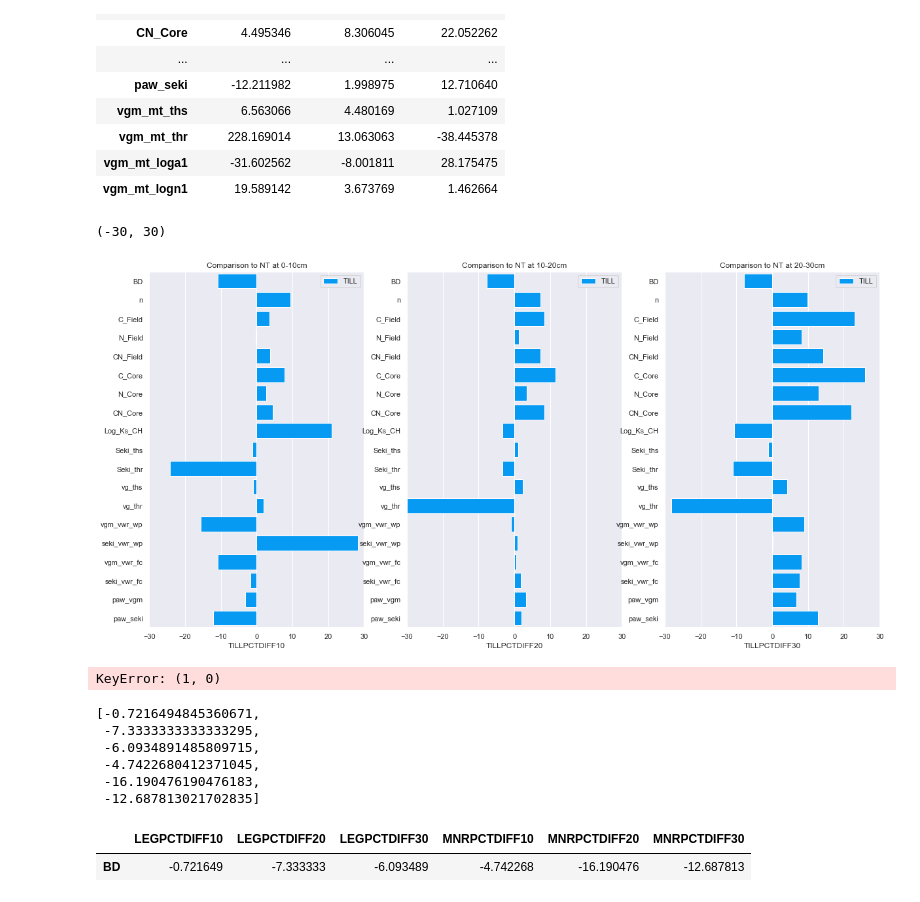
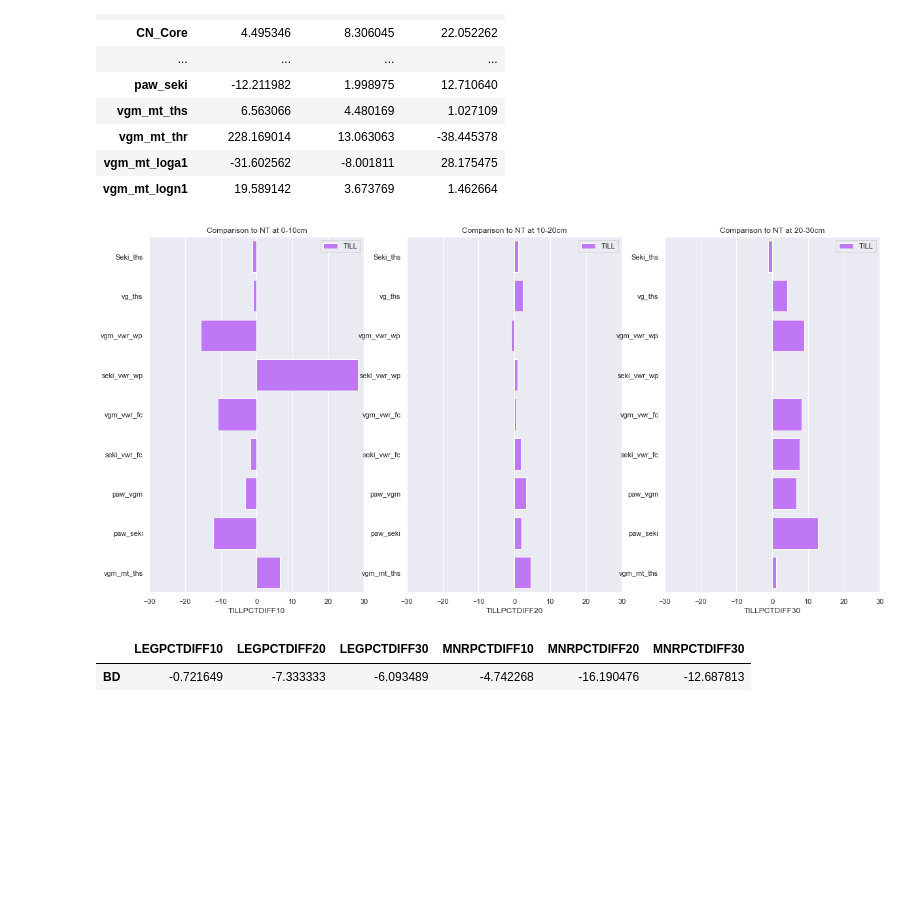
Before and after one commit to alfah13/Thesis_Data_Analysis, a Jupyter notebook: RI_Thesis_CN.ipynb, the cells around one changed output. Saved outputs shown, nothing was run; the diff lists cells and outputs as text; code cells hidden in the pictures; blank space fills up the shorter version.

```diff
--- a/RI_Thesis_CN.ipynb
+++ b/RI_Thesis_CN.ipynb
@@ -23,4 +26,4 @@ cd C:\Users\Alfahham\Desktop\pythonproj\PCA
 C:\Users\Alfahham\Desktop\pythonproj\PCA
 # %%
 pwdindex_col = 'True'
-df = pd.read_csv('Consolidated_Data_AA.csv', index_col = 'SampleID')
+df = pd.read_csv('SHC_CONS_060519AA.csv', index_col ='ID')
@@ -80,0 +44,18 @@ nitrogen = sns.boxplot(x=df.Depth, y=df.N_Field, hue = df.Treatment, palette="Se
+# %%
+#SETTING MY OWN COLOR PALLETE HERE
+#THIS WILL BE USED THROUGOUT THIS DOCUMENT
+#**TREATMENT**
+treatmentpallete = [sns.xkcd_rgb['darkish red'], sns.xkcd_rgb['apple green'],sns.xkcd_rgb['azure'] ]
+sns.set_palette(treatmentpallete)
+sns.palplot(sns.color_palette())
+
+#**TRTL**
+trtlpallete = [sns.xkcd_rgb['darkish red'], sns.xkcd_rgb['reddish'], sns.xkcd_rgb['apple green'],
+               sns.xkcd_rgb['lighter green'], sns.xkcd_rgb['azure'], sns.xkcd_rgb['lightblue']]
+sns.set_palette(trtlpallete)
+sns.palplot(sns.color_palette())
+
+#**TILLAGE**
+tillagepallete = [sns.xkcd_rgb['purple'], sns.xkcd_rgb['light purple']]
+sns.set_palette(tillagepallete)
+sns.palplot(sns.color_palette())
@@ -341,58 +548,34 @@ df_till
 | vgm_mt_loga1 | -31.602562 | -8.001811 | 28.175475 |
 | vgm_mt_logn1 | 19.589142 | 3.673769 | 1.462664 |
 # %%
-cols_to_plot = ['BD', 'n', 'C_Field', 'N_Field', 'CN_Field', 'C_Core',
-       'N_Core', 'CN_Core', 'Log_Ks_CH', 'Seki_ths',
-       'Seki_thr', 'vg_ths', 'vg_thr', 'vgm_vwr_wp', 'seki_vwr_wp', 'vgm_vwr_fc', 'seki_vwr_fc',
-       'paw_vgm', 'paw_seki']
+cols_to_plot = ['Seki_ths','vg_ths', 'vgm_vwr_wp', 'seki_vwr_wp', 'vgm_vwr_fc', 'seki_vwr_fc',
+       'paw_vgm', 'paw_seki', 'vgm_mt_ths']
 columns=["LEG_10", "LEG_20", "LEG_30", "MNR_10", "MNR_20", "MNR_30"]
 dfTl_plot = df_till.loc[cols_to_plot]
 
 
 figure, (bx1, bx2, bx3) = plt.subplots(1, 3, figsize=(20,10))
 
-bx1 = sns.barplot(y = dfTl_plot.index, x = dfTl_plot.TILLPCTDIFF10, facecolor = sns.xkcd_rgb['azure'], edgecolor = 'White', label ='TILL', ax=bx1)
+bx1 = sns.barplot(y = dfTl_plot.index, x = dfTl_plot.TILLPCTDIFF10, facecolor = sns.xkcd_rgb['light purple'], edgecolor = 'White', label ='TILL', ax=bx1)
 bx1.set_title('Comparison to NT at 0-10cm')
 bx1.legend()
 bx1.set_xlim(-30,30)
 
 
-bx2 = sns.barplot(y = dfTl_plot.index, x = dfTl_plot.TILLPCTDIFF20, facecolor = sns.xkcd_rgb['azure'], edgecolor = 'White', label ='TILL', ax=bx2)
+bx2 = sns.barplot(y = dfTl_plot.index, x = dfTl_plot.TILLPCTDIFF20, facecolor = sns.xkcd_rgb['light purple'], edgecolor = 'White', label ='TILL', ax=bx2)
 bx2.set_title('Comparison to NT at 10-20cm')
 bx2.legend()
 bx2.set_xlim(-30,30)
 
 
 
-bx3 = sns.barplot(y = dfTl_plot.index, x = dfTl_plot.TILLPCTDIFF30, facecolor = sns.xkcd_rgb['azure'], edgecolor = 'White', label ='TILL', ax=bx3)
+bx3 = sns.barplot(y = dfTl_plot.index, x = dfTl_plot.TILLPCTDIFF30, facecolor = sns.xkcd_rgb['light purple'], edgecolor = 'White', label ='TILL', ax=bx3)
 bx3.set_title('Comparison to NT at 20-30cm')
 bx3.legend()
 bx3.set_xlim(-30,30)
+figure.savefig("comparison2.png")
 # %% [output]
-(-30, 30)
-[figure, old version]
+[figure, new version]
-# %%
-sns.scatterplot ( x = dfxx[1,0], y = dfxx.LEGPCTDIFF10)
-# %% [output]
-KeyError: (1, 0)
-# %%
-LEGPCTDIFF10xy = ((1.20375 - 1.21250) / 1.21250) * 100
-LEGPCTDIFF20xy = ((1.21625 - 1.31250) / 1.31250) * 100
-LEGPCTDIFF30xy = ((1.40625 - 1.49750) / 1.49750) * 100
-
-MNRPCTDIFF10xy = ((1.15500 - 1.21250) / 1.21250) * 100
-MNRPCTDIFF20xy = ((1.10000 - 1.31250) / 1.31250) * 100
-MNRPCTDIFF30xy = ((1.30750 - 1.49750) / 1.49750) * 100
-
-data3 = [LEGPCTDIFF10xy, LEGPCTDIFF20xy, LEGPCTDIFF30xy, MNRPCTDIFF10xy, MNRPCTDIFF20xy, MNRPCTDIFF30xy]
-data3
-# %% [output]
-[-0.7216494845360671,
- -7.3333333333333295,
- -6.0934891485809715,
- -4.7422680412371045,
- -16.190476190476183,
- -12.687813021702835]
 # %%
 columns=["LEGPCTDIFF10", "LEGPCTDIFF20", "LEGPCTDIFF30", "MNRPCTDIFF10", "MNRPCTDIFF20", "MNRPCTDIFF30"]
 # %%
```
Also changed, not shown: parts of 41 cells of this notebook.
